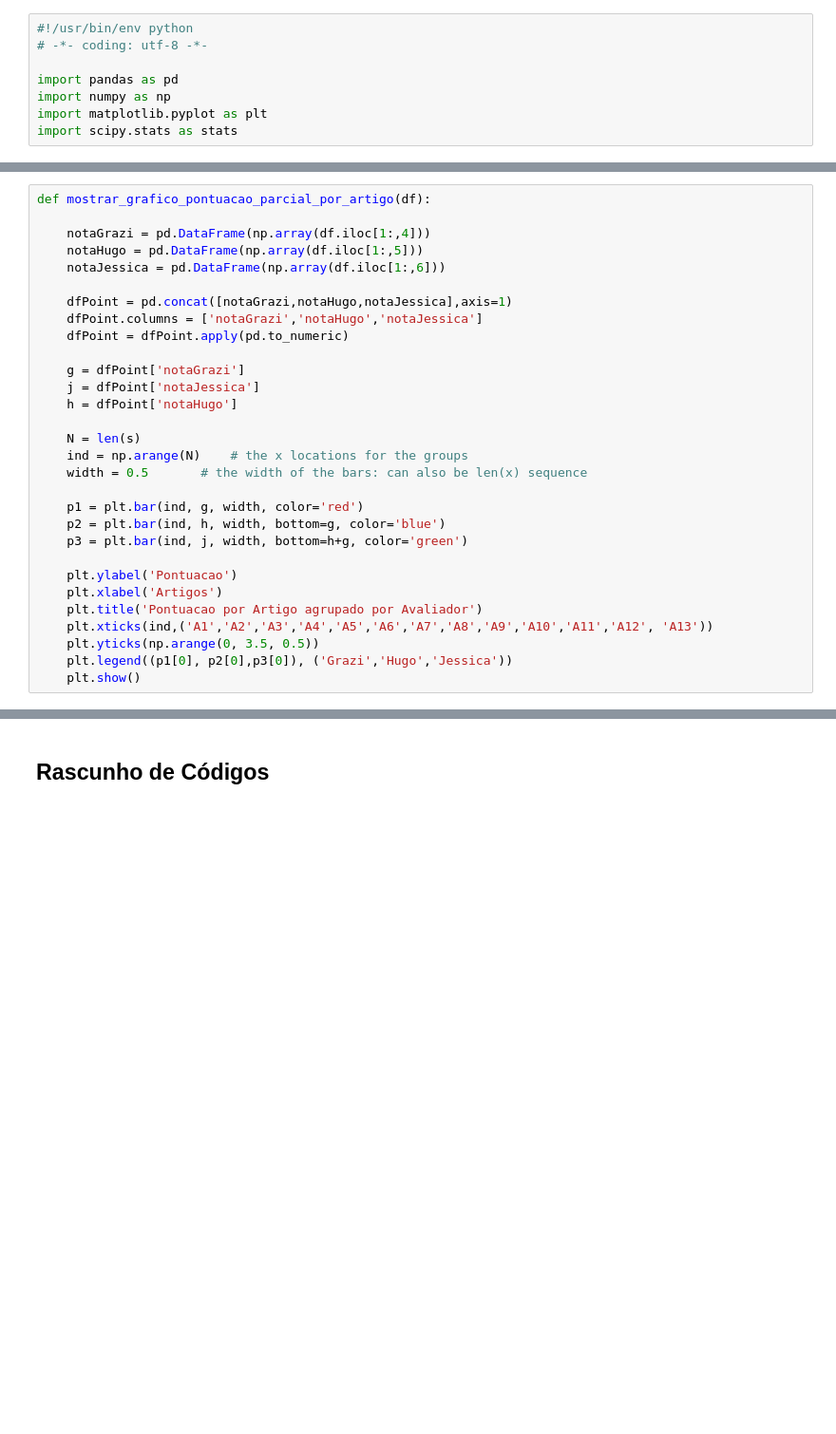
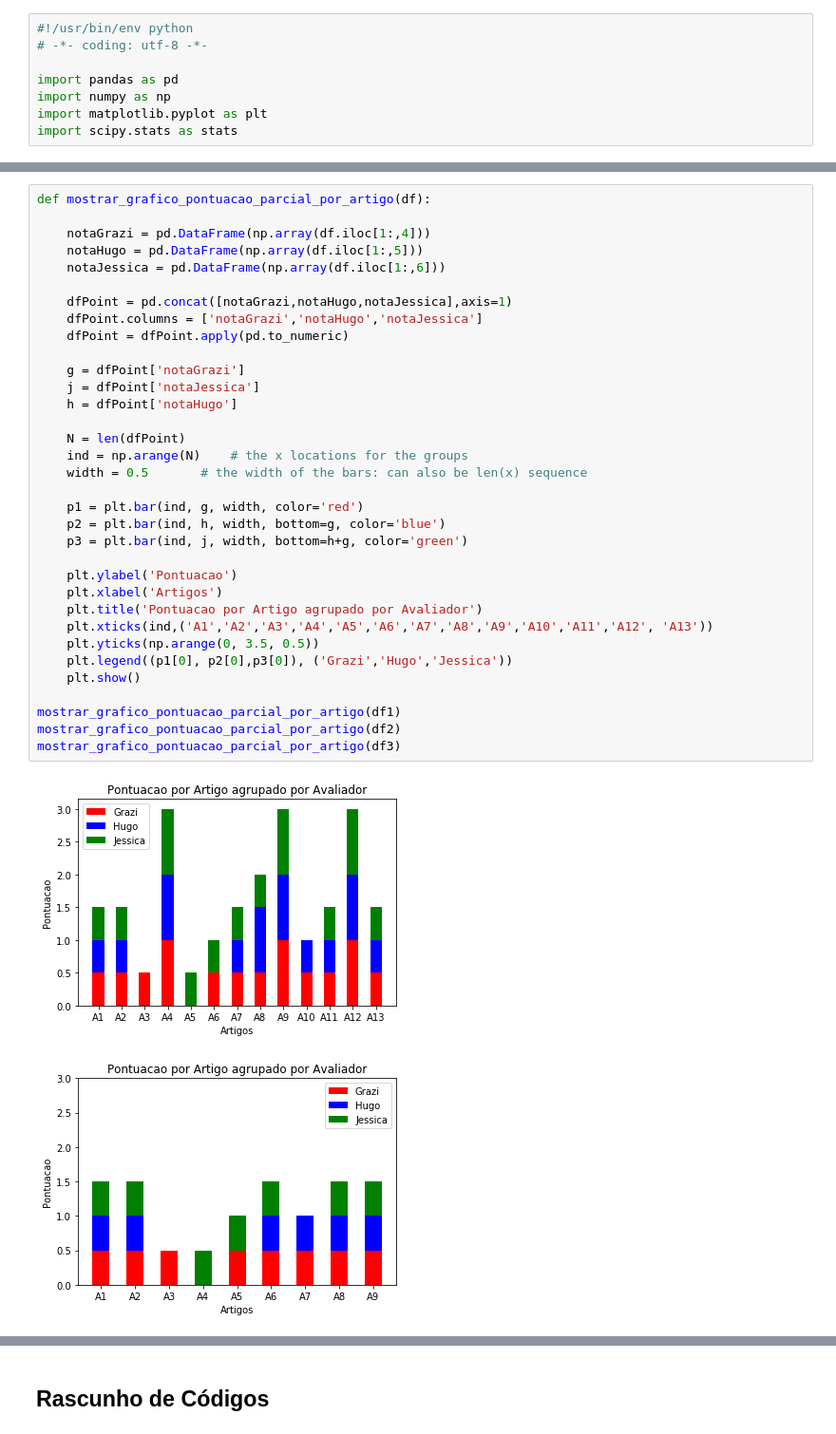
Before and after one commit to esponja92/codigoslr, a Jupyter notebook: SLR_Script.ipynb, the cells around one changed output, grey strips where cells are left out. Shown at 95% size. Cells and saved outputs as stored; diff of their text form; blank space fills up the shorter version.

```diff
--- a/SLR_Script.ipynb
+++ b/SLR_Script.ipynb
@@ -114,30 +122,37 @@ def mostrar_histograma_artigos_pontuacao(df, normalizado):
 # %%
 def mostrar_grafico_pontuacao_parcial_por_artigo(df):
 
     notaGrazi = pd.DataFrame(np.array(df.iloc[1:,4]))
     notaHugo = pd.DataFrame(np.array(df.iloc[1:,5]))
     notaJessica = pd.DataFrame(np.array(df.iloc[1:,6]))
 
     dfPoint = pd.concat([notaGrazi,notaHugo,notaJessica],axis=1)
     dfPoint.columns = ['notaGrazi','notaHugo','notaJessica']
     dfPoint = dfPoint.apply(pd.to_numeric)
 
     g = dfPoint['notaGrazi']
     j = dfPoint['notaJessica']
     h = dfPoint['notaHugo']
 
-    N = len(s)
+    N = len(dfPoint)
     ind = np.arange(N)    # the x locations for the groups
     width = 0.5       # the width of the bars: can also be len(x) sequence
 
     p1 = plt.bar(ind, g, width, color='red')
     p2 = plt.bar(ind, h, width, bottom=g, color='blue')
     p3 = plt.bar(ind, j, width, bottom=h+g, color='green')
 
     plt.ylabel('Pontuacao')
     plt.xlabel('Artigos')
     plt.title('Pontuacao por Artigo agrupado por Avaliador')
     plt.xticks(ind,('A1','A2','A3','A4','A5','A6','A7','A8','A9','A10','A11','A12', 'A13'))
     plt.yticks(np.arange(0, 3.5, 0.5))
     plt.legend((p1[0], p2[0],p3[0]), ('Grazi','Hugo','Jessica'))
     plt.show()
+
+mostrar_grafico_pontuacao_parcial_por_artigo(df1)
+mostrar_grafico_pontuacao_parcial_por_artigo(df2)
+mostrar_grafico_pontuacao_parcial_por_artigo(df3)
+# %% [output]
+[figure, added]
+[figure, added]
```
Also changed, not shown: parts of 7 cells of this notebook.
